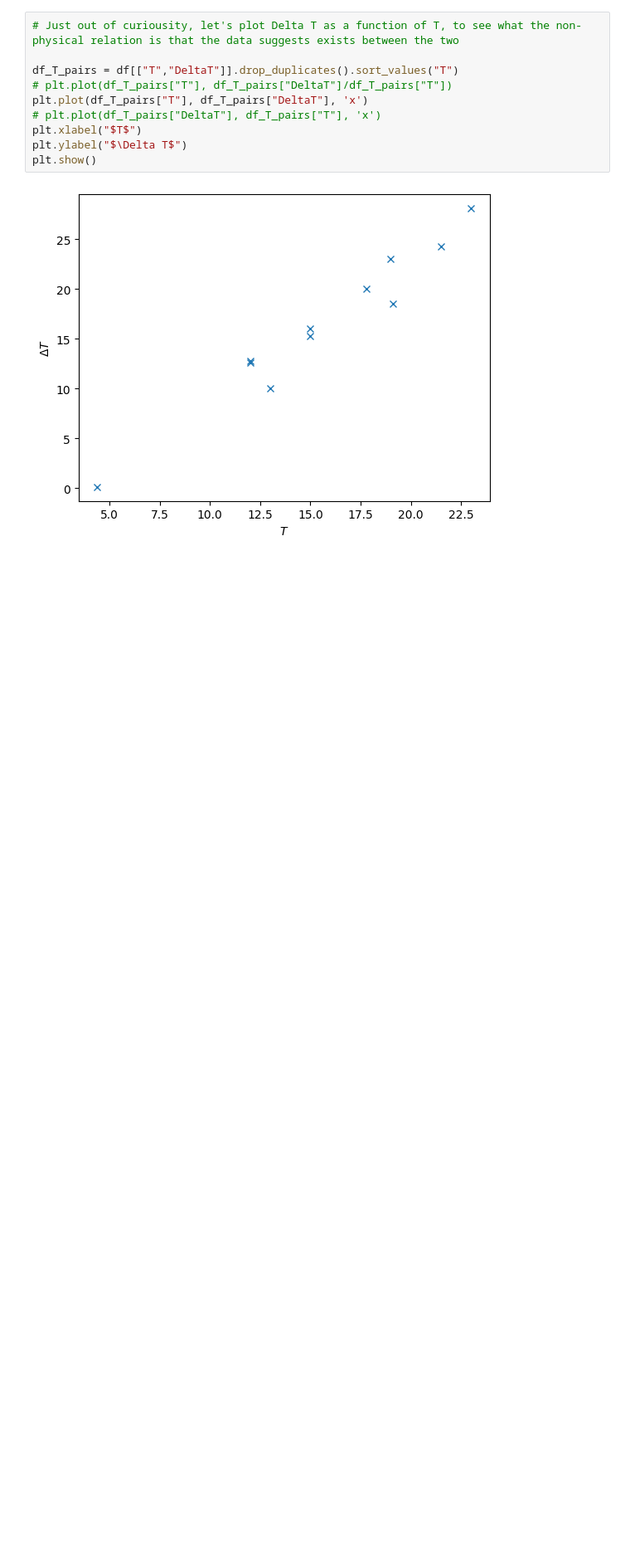
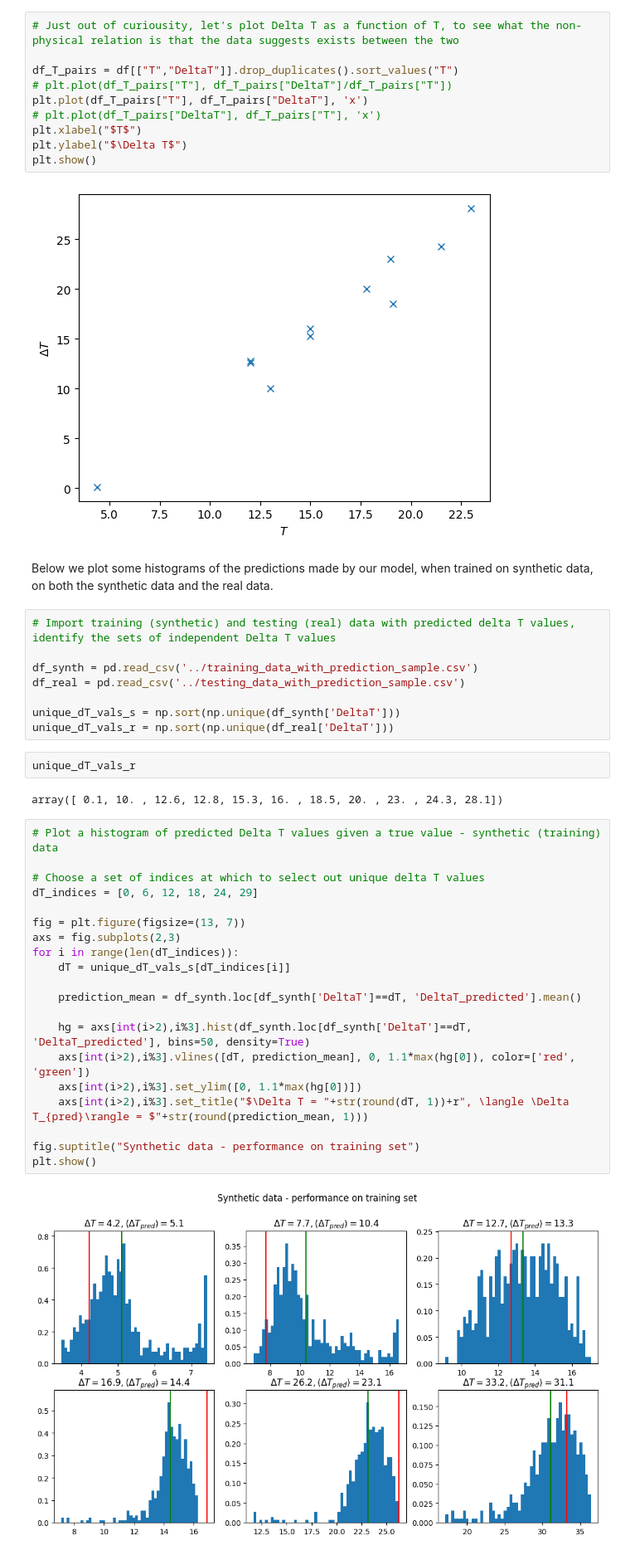
Before and after one commit to matthew-gerry/delta_T_noise_ML, a Jupyter notebook: data_visualization.ipynb, the cells around one changed output. Shown at 83% size. Saved outputs shown, nothing was run; the diff lists cells and outputs as text; blank space fills up the shorter version.

Commit message:
Minor tweaks to neural network, added a bit of data visualization to look at histograms of the predictions

```diff
--- a/data_visualization.ipynb
+++ b/data_visualization.ipynb
@@ -96,3 +96,39 @@ plt.ylabel("$\Delta T$")
 plt.show()
 # %% [output]
 [figure]
+# %% [markdown]
+Below we plot some histograms of the predictions made by our model, when trained on synthetic data, on both the synthetic data and the real data.
+# %%
+# Import training (synthetic) and testing (real) data with predicted delta T values, identify the sets of independent Delta T values
+
+df_synth = pd.read_csv('../training_data_with_prediction_sample.csv')
+df_real = pd.read_csv('../testing_data_with_prediction_sample.csv')
+
+unique_dT_vals_s = np.sort(np.unique(df_synth['DeltaT']))
+unique_dT_vals_r = np.sort(np.unique(df_real['DeltaT']))
+# %%
+unique_dT_vals_r
+# %% [output]
+array([ 0.1, 10. , 12.6, 12.8, 15.3, 16. , 18.5, 20. , 23. , 24.3, 28.1])
+# %%
+# Plot a histogram of predicted Delta T values given a true value - synthetic (training) data
+
+# Choose a set of indices at which to select out unique delta T values
+dT_indices = [0, 6, 12, 18, 24, 29]
+
+fig = plt.figure(figsize=(13, 7))
+axs = fig.subplots(2,3)
+for i in range(len(dT_indices)):
+    dT = unique_dT_vals_s[dT_indices[i]]
+
+    prediction_mean = df_synth.loc[df_synth['DeltaT']==dT, 'DeltaT_predicted'].mean()
+
+    hg = axs[int(i>2),i%3].hist(df_synth.loc[df_synth['DeltaT']==dT, 'DeltaT_predicted'], bins=50, density=True)
+    axs[int(i>2),i%3].vlines([dT, prediction_mean], 0, 1.1*max(hg[0]), color=['red', 'green'])
+    axs[int(i>2),i%3].set_ylim([0, 1.1*max(hg[0])])
+    axs[int(i>2),i%3].set_title("$\Delta T = "+str(round(dT, 1))+r", \langle \Delta T_{pred}\rangle = $"+str(round(prediction_mean, 1)))
+
+fig.suptitle("Synthetic data - performance on training set")
+plt.show()
+# %% [output]
+[figure, added]
```
Also changed, not shown: parts of 1 cell of this notebook, 1 other file.
